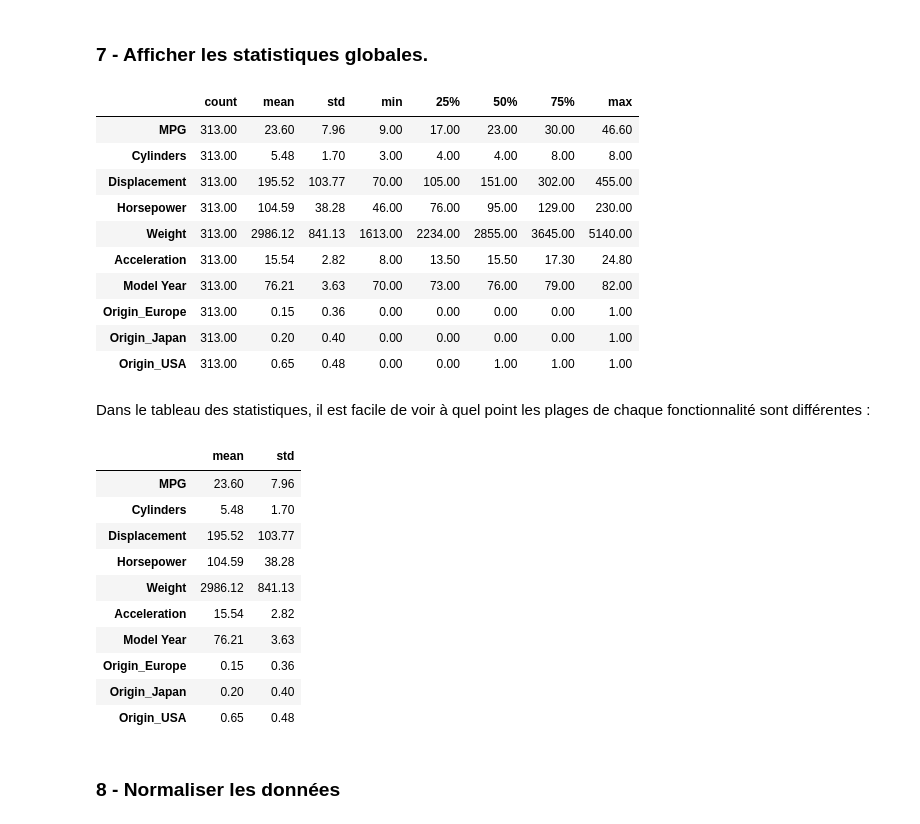
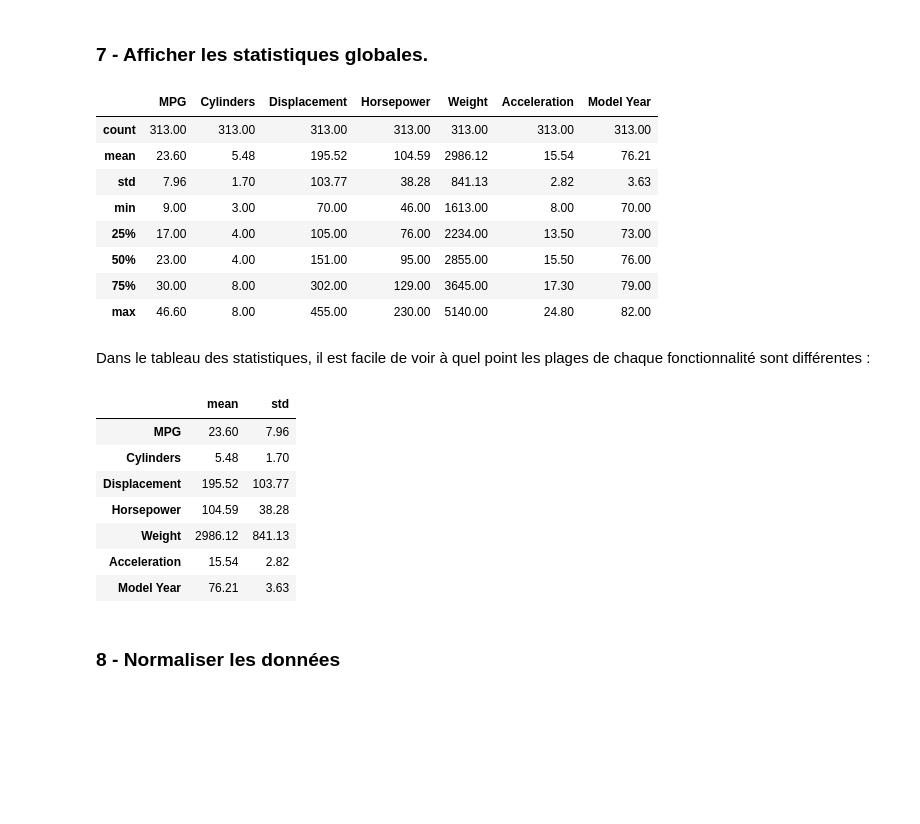
Before and after one commit to ARTY-cpu/NoteBook-TP3-ML, a Jupyter notebook: Regression_Linéaire_étudiants.ipynb, the cells around one changed output. Saved outputs shown, nothing was run; the diff lists cells and outputs as text; code cells hidden in the pictures; blank space fills up the shorter version.

```diff
--- a/Regression_Linéaire_étudiants.ipynb
+++ b/Regression_Linéaire_étudiants.ipynb
@@ -439,6 +440,8 @@ dtype: int64
 ### 2 - Supprimez les lignes contenant des NAN
 # %%
 #votre code ici
+dataset = dataset.dropna()
+dataset.isnull().sum()
 # %% [output]
 MPG             0
 Cylinders       0
@@ -492,3 +507,5 @@ dataset
 #train set
 
 #votre code ici
+from sklearn.model_selection import train_test_split
+training_set, test_set = train_test_split(dataset, test_size=0.2, random_state=42)
@@ -534,18 +537,17 @@ plt.show()
 ### 7 - Afficher les statistiques globales.
 # %%
 #votre code ici
+training_set.describe()
 # %% [output]
-|  | count | mean | std | min | 25% | 50% | 75% | max |
-| MPG | 313.00 | 23.60 | 7.96 | 9.00 | 17.00 | 23.00 | 30.00 | 46.60 |
-| Cylinders | 313.00 | 5.48 | 1.70 | 3.00 | 4.00 | 4.00 | 8.00 | 8.00 |
-| Displacement | 313.00 | 195.52 | 103.77 | 70.00 | 105.00 | 151.00 | 302.00 | 455.00 |
-| Horsepower | 313.00 | 104.59 | 38.28 | 46.00 | 76.00 | 95.00 | 129.00 | 230.00 |
-| Weight | 313.00 | 2986.12 | 841.13 | 1613.00 | 2234.00 | 2855.00 | 3645.00 | 5140.00 |
-| Acceleration | 313.00 | 15.54 | 2.82 | 8.00 | 13.50 | 15.50 | 17.30 | 24.80 |
-| Model Year | 313.00 | 76.21 | 3.63 | 70.00 | 73.00 | 76.00 | 79.00 | 82.00 |
-| Origin_Europe | 313.00 | 0.15 | 0.36 | 0.00 | 0.00 | 0.00 | 0.00 | 1.00 |
-| Origin_Japan | 313.00 | 0.20 | 0.40 | 0.00 | 0.00 | 0.00 | 0.00 | 1.00 |
-| Origin_USA | 313.00 | 0.65 | 0.48 | 0.00 | 0.00 | 1.00 | 1.00 | 1.00 |
+|  | MPG | Cylinders | Displacement | Horsepower | Weight | Acceleration | Model Year |
+| count | 313.00 | 313.00 | 313.00 | 313.00 | 313.00 | 313.00 | 313.00 |
+| mean | 23.60 | 5.48 | 195.52 | 104.59 | 2986.12 | 15.54 | 76.21 |
+| std | 7.96 | 1.70 | 103.77 | 38.28 | 841.13 | 2.82 | 3.63 |
+| min | 9.00 | 3.00 | 70.00 | 46.00 | 1613.00 | 8.00 | 70.00 |
+| 25% | 17.00 | 4.00 | 105.00 | 76.00 | 2234.00 | 13.50 | 73.00 |
+| 50% | 23.00 | 4.00 | 151.00 | 95.00 | 2855.00 | 15.50 | 76.00 |
+| 75% | 30.00 | 8.00 | 302.00 | 129.00 | 3645.00 | 17.30 | 79.00 |
+| max | 46.60 | 8.00 | 455.00 | 230.00 | 5140.00 | 24.80 | 82.00 |
 # %% [markdown]
  Dans le tableau des statistiques, il est facile de voir à quel point les plages de chaque fonctionnalité sont différentes :
 # %%
@@ -559,9 +561,6 @@ training_set.describe().T[["mean","std"]]
 | Weight | 2986.12 | 841.13 |
 | Acceleration | 15.54 | 2.82 |
 | Model Year | 76.21 | 3.63 |
-| Origin_Europe | 0.15 | 0.36 |
-| Origin_Japan | 0.20 | 0.40 |
-| Origin_USA | 0.65 | 0.48 |
 # %% [markdown]
 ### 8 - Normaliser les données
 # %%
```
Also changed, not shown: parts of 6 cells of this notebook.
